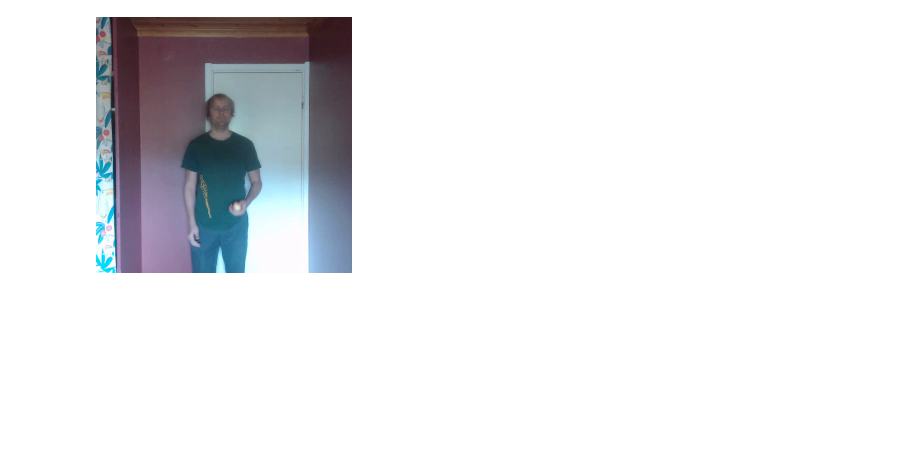
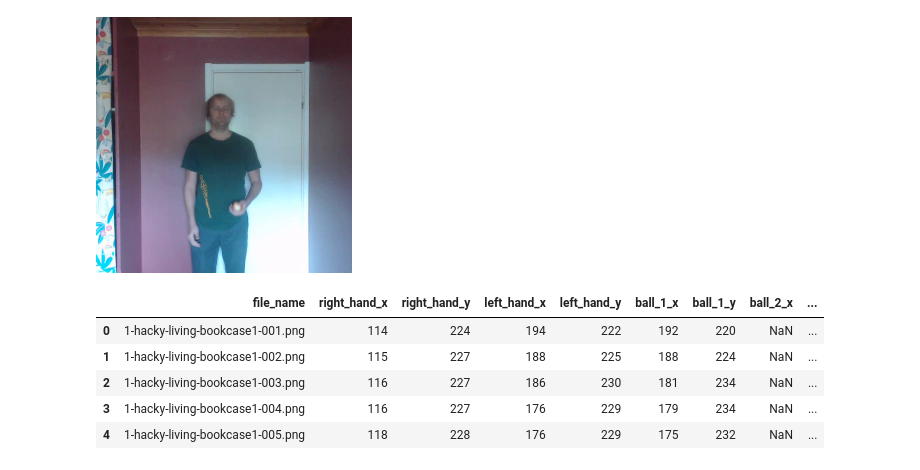
Before and after one commit to Saguro/ML, a Jupyter notebook: prezentacja_danych.ipynb, the cells around one changed output. Cells and saved outputs as stored; diff of their text form; code cells hidden in the pictures; blank space fills up the shorter version.

Commit message:
Dodanie funckji get_types (wywołanie get_videos na ustalonym typie). Tworzy listę która zawiela tablice z danymi. Zmiana w pętli w list_of_videos na len

```diff
--- a/prezentacja_danych.ipynb
+++ b/prezentacja_danych.ipynb
@@ -19,2 +12,13 @@ df.iloc[0, -1]
 # %% [output]
 [figure]
+# %%
+dt = DataProvider('F:/Studia/balls-and-hands-in-videos-of-juggling/ballsandhands.zip').get_types('test')
+# %%
+dt[1].head()
+# %% [output]
+|  | file_name | right_hand_x | right_hand_y | left_hand_x | left_hand_y | ball_1_x | ball_1_y | ball_2_x | ... |
+| 0 | 1-hacky-living-bookcase1-001.png | 114 | 224 | 194 | 222 | 192 | 220 | NaN | ... |
+| 1 | 1-hacky-living-bookcase1-002.png | 115 | 227 | 188 | 225 | 188 | 224 | NaN | ... |
+| 2 | 1-hacky-living-bookcase1-003.png | 116 | 227 | 186 | 230 | 181 | 234 | NaN | ... |
+| 3 | 1-hacky-living-bookcase1-004.png | 116 | 227 | 176 | 229 | 179 | 234 | NaN | ... |
+| 4 | 1-hacky-living-bookcase1-005.png | 118 | 228 | 176 | 229 | 175 | 232 | NaN | ... |
```
Also changed, not shown: parts of 3 cells of this notebook, 2 other files.
